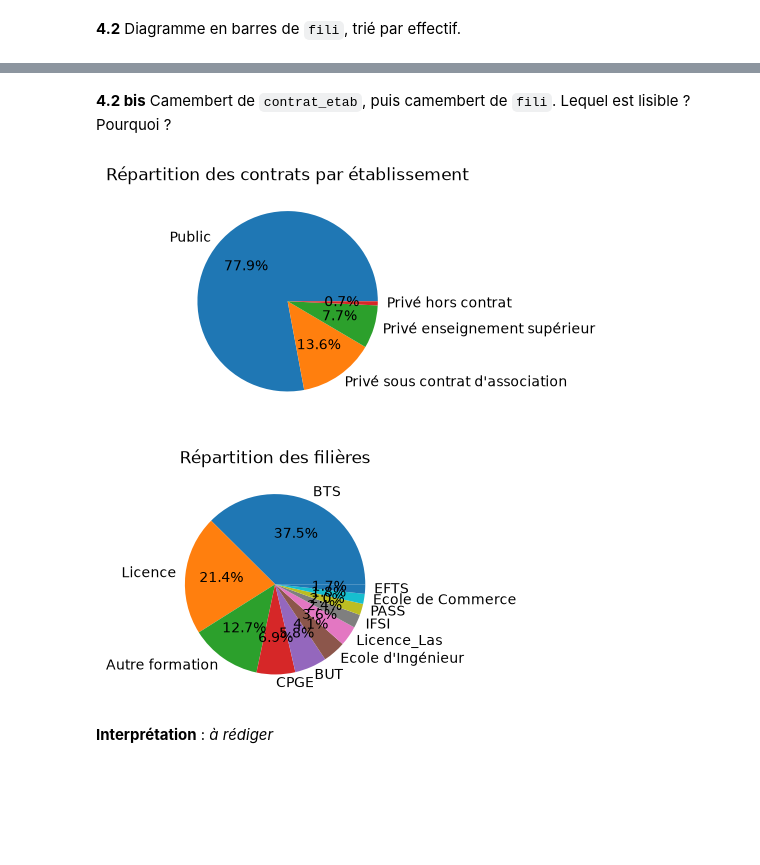
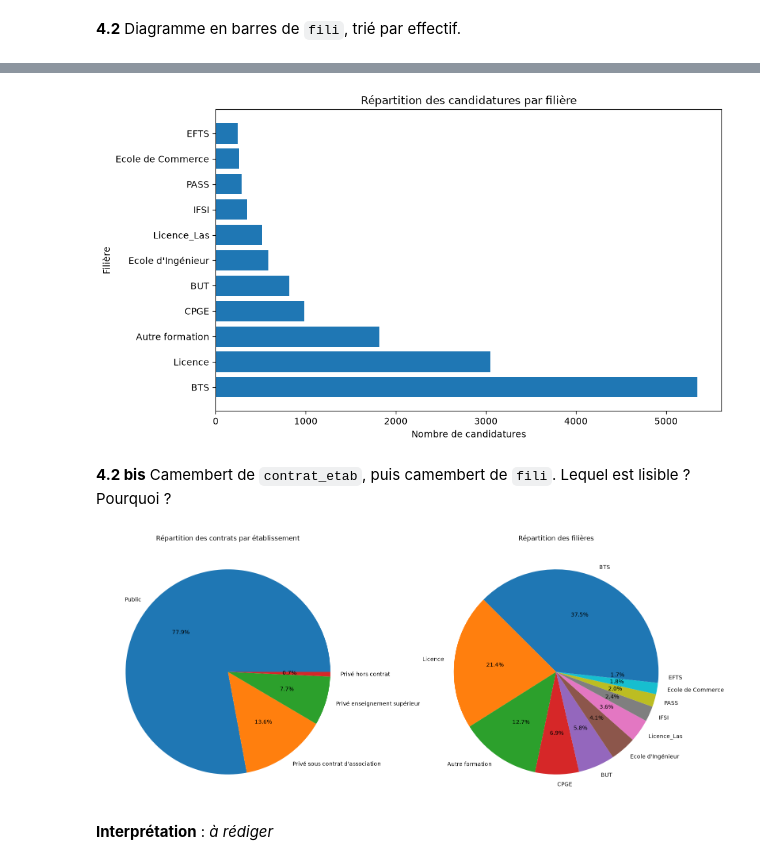
Before and after one commit to Anaisblk/Analyse-Parcoursup, a Jupyter notebook: TP_Parcoursup.ipynb, the cells around one changed output, grey strips where cells are left out. Drawn from its saved outputs; the diff is of its cells as text; code cells hidden in the pictures; blank space fills up the shorter version.

```diff
--- a/TP_Parcoursup.ipynb
+++ b/TP_Parcoursup.ipynb
@@ -33,6 +33,8 @@ Chargez le fichier (séparateur : `;`). Combien de lignes et de colonnes ?
 # %%
 #chargement des données
 df = pd.read_csv('C:\\Users\\PC\\Documents\\python\\Analyse_univariee_bivariee\\parcoursup.csv', sep=';')
+# Correction d'une faute de frappe dans l'en-tête du CSV : 'co=ntrat_etab' -> 'contrat_etab'
+df = df.rename(columns={'co=ntrat_etab': 'contrat_etab'})
 df.head()
 # %% [output]
 |  | session | contrat_etab | cod_uai | g_ea_lib_vx | dep | dep_lib | region_etab_aff | acad_mies | ville_etab | ... |
@@ -291,24 +281,34 @@ plt.show()
+# %%
+#diagramme en barres horizontal de fili
+
+plt.figure(figsize=(10, 6))
+plt.barh(filiere_counts.index, filiere_counts.values)
+plt.title('Répartition des candidatures par filière')
+plt.xlabel('Nombre de candidatures')
+plt.ylabel('Filière')
+plt.show()
+# %% [output]
+[figure, added]
 # %% [markdown]
 **4.2 bis** Camembert de `contrat_etab`, puis camembert de `fili`. Lequel est lisible ? Pourquoi ?
 # %%
 # subplot : Camembert de contrat_etab et celui de fili
-from matplotlib.pyplot import subplot
+fig, axes = plt.subplots(1, 2, figsize=(16, 7))
 
-subplot(1,2,1)
+# Camembert de contrat_etab
 contrat_counts = df['contrat_etab'].value_counts()
-plt.pie(contrat_counts, labels=contrat_counts.index, autopct='%1.1f%%')
-plt.title('Répartition des contrats par établissement')
+axes[0].pie(contrat_counts, labels=contrat_counts.index, autopct='%1.1f%%')
+axes[0].set_title('Répartition des contrats par établissement')
+
+# Camembert de filière
+filiere_counts = df['fili'].value_counts()
+axes[1].pie(filiere_counts, labels=filiere_counts.index, autopct='%1.1f%%')
+axes[1].set_title('Répartition des filières')
+
+plt.tight_layout()
 plt.show()
-
-#Camembert de filiere
-subplot(1,2,2)
-filiere_counts = df['fili'].value_counts()
-plt.pie(filiere_counts, labels=filiere_counts.index, autopct='%1.1f%%')
-plt.title('Répartition des filières')
-plt.show()
 # %% [output]
-[figure, old version]
+[figure, new version]
-[figure, removed]
 # %% [markdown]
 **Interprétation** : _à rédiger_
 # %% [markdown]
```
Also changed, not shown: parts of 4 cells of this notebook.
